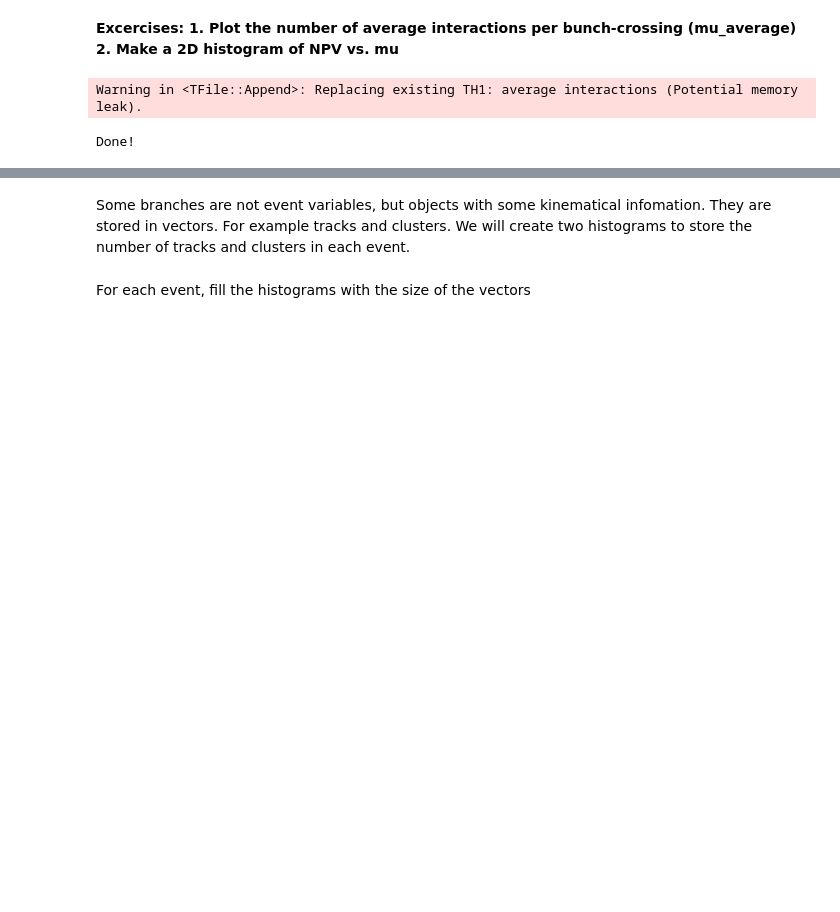
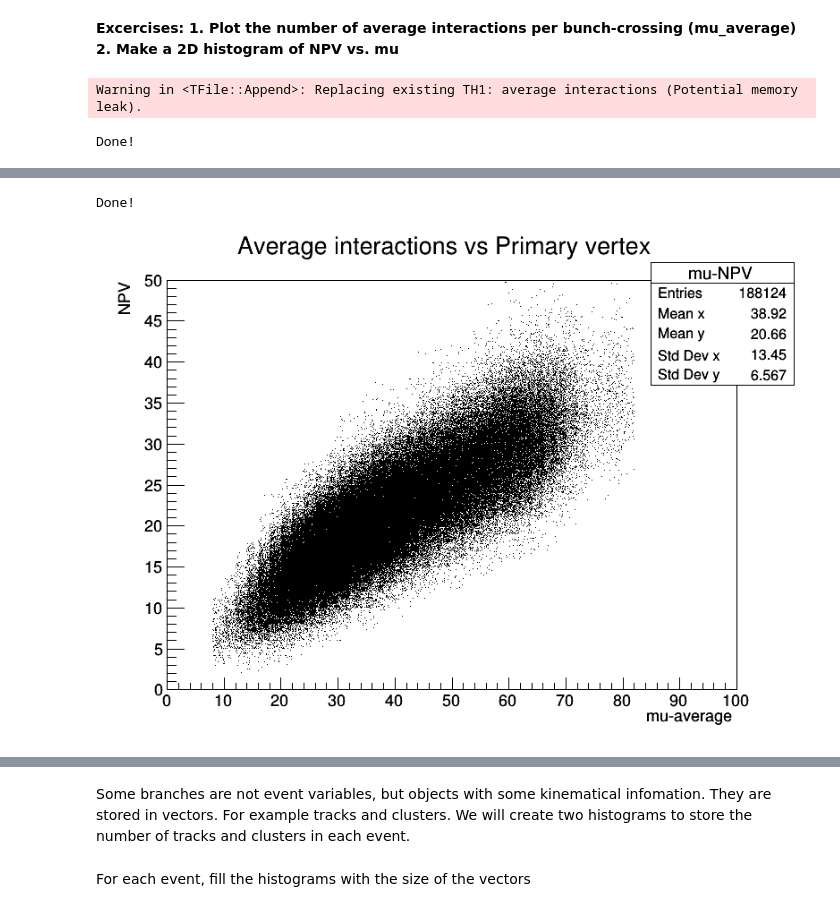
Before and after one commit to diordonezp/exp_particulas_2022-2, a Jupyter notebook: Clase_1/Tracks_Clusters.ipynb, the cells around one changed output, grey strips where cells are left out. Drawn from its saved outputs; the diff is of its cells as text; code cells hidden in the pictures; blank space fills up the shorter version.

```diff
--- a/Clase_1/Tracks_Clusters.ipynb
+++ b/Clase_1/Tracks_Clusters.ipynb
@@ -105,0 +106,2 @@ canvas.Draw()
+# %%
+hist_NPV_mu=ROOT.TH2F("mu-NPV","Average interactions vs Primary vertex;mu-average;NPV;events",50,0,100,50,0,50)
@@ -105,0 +110,13 @@ canvas.Draw()
+# %%
+for event in tree:
+    hist_NPV_mu.Fill(tree.mu_average,tree.NPV)
+
+print("Done!")
+# %% [output]
+Done!
+# %%
+hist_NPV_mu.SetFillColor(3)
+hist_NPV_mu.Draw()
+canvas.Draw()
+# %% [output]
+[figure, added]
```
Also changed, not shown: parts of 6 cells of this notebook.
